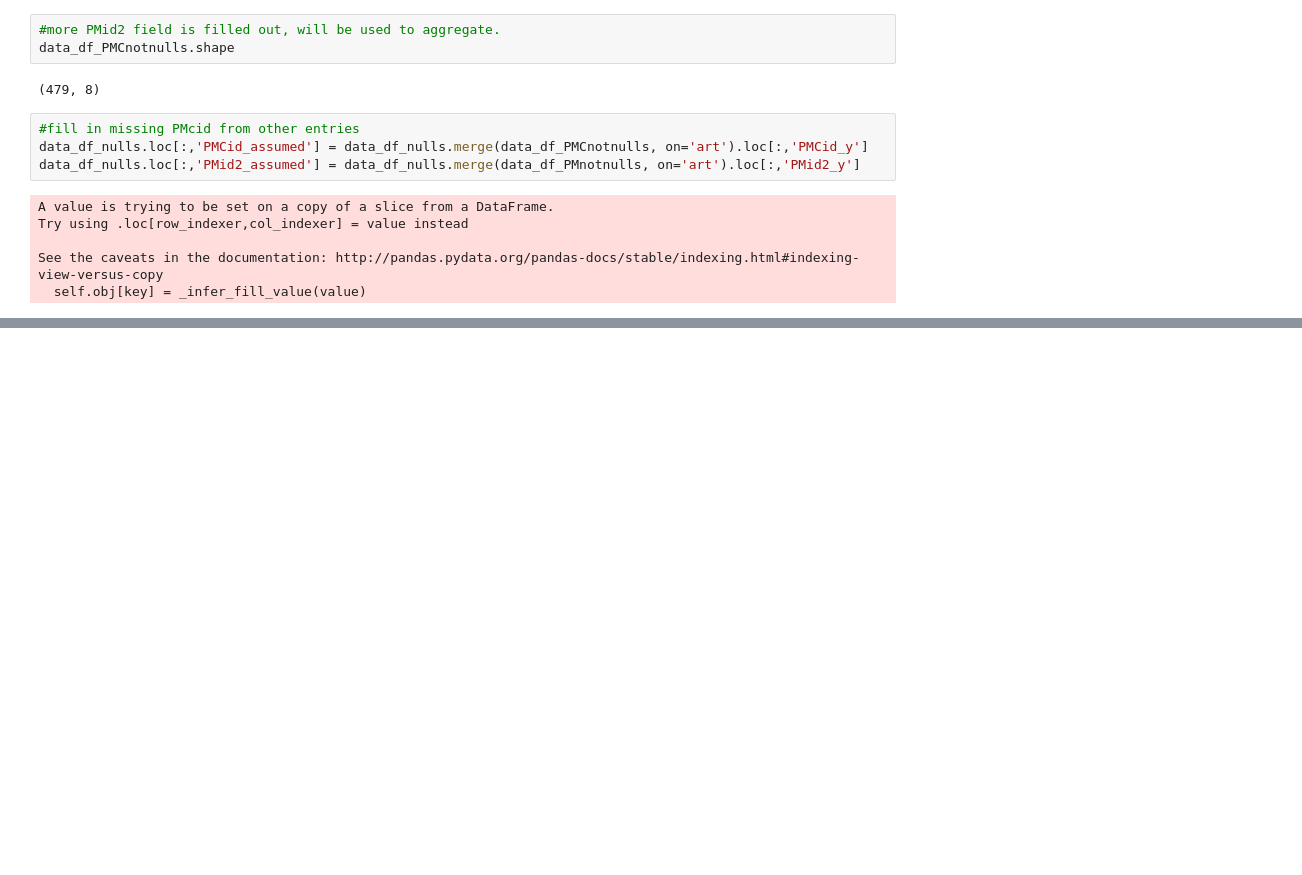
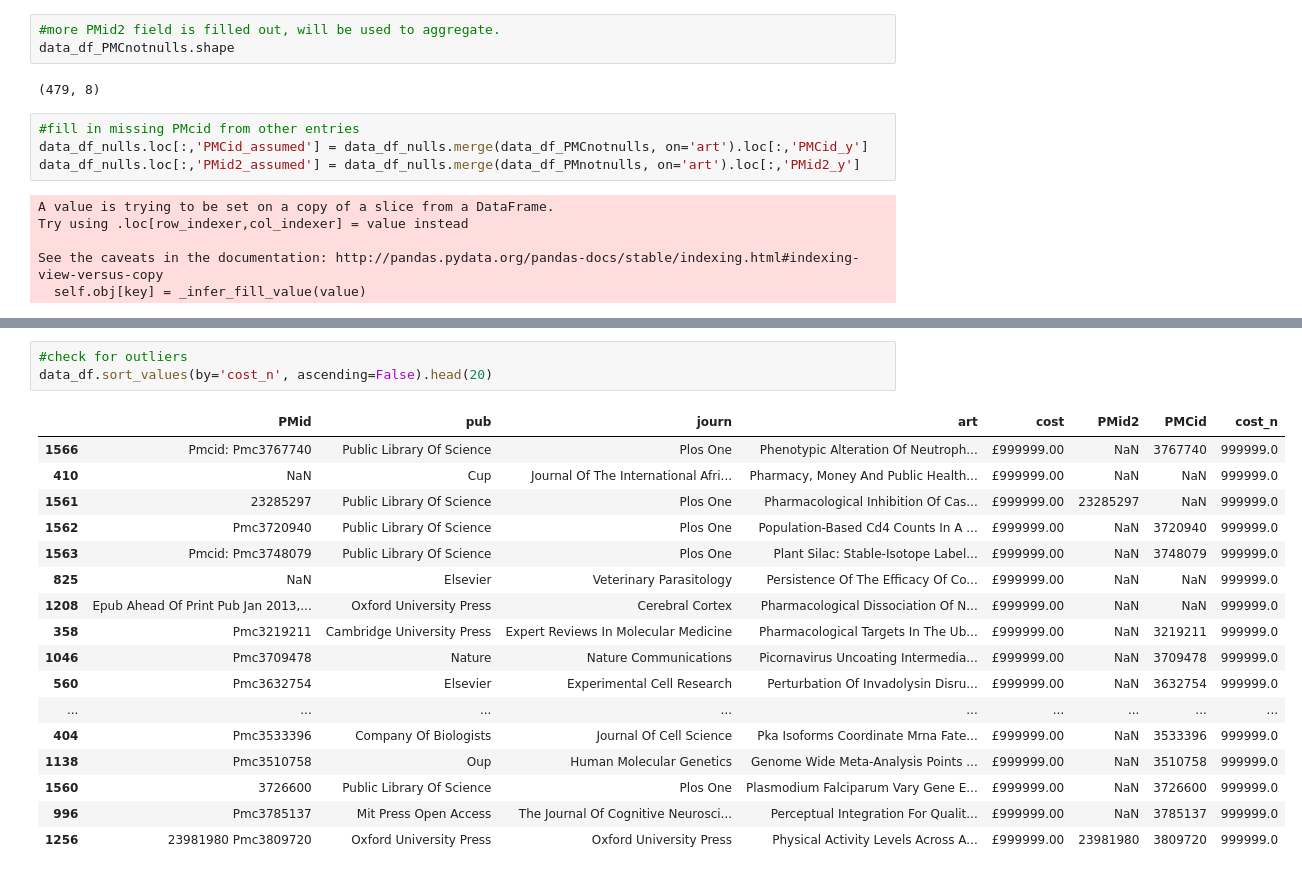
Before and after one commit to chrisoyer/thinkful_notes, a Jupyter notebook: drills/12.6 Data cleaning drill.ipynb, the cells around one changed output, grey strips where cells are left out. Cells and saved outputs as stored; diff of their text form; blank space fills up the shorter version.

```diff
--- a/drills/12.6 Data cleaning drill.ipynb
+++ b/drills/12.6 Data cleaning drill.ipynb
@@ -284,3 +292,24 @@ data_df_nulls.head()
 | 43 | NaN | American Psychiatric Association | American Journal Of Psychiatry | Methamphetamine-Induced Disruptio... | £2351.73 | NaN | NaN | 2351.73 | NaN | NaN |
 | 90 | Pmc In Progress | American Society For Microbiology | Infection And Immunity | Analysis Of Antibodies To Newly D... | £2034.00 | NaN | NaN | 2034.00 | NaN | NaN |
 | 93 | NaN | American Society For Microbiology | Journal Of Virology | The Human Adenovirus Type 5 L4 Pr... | £1312.59 | NaN | NaN | 1312.59 | NaN | NaN |
+# %%
+#check for outliers
+data_df.sort_values(by='cost_n', ascending=False).head(20)
+# %% [output]
+|  | PMid | pub | journ | art | cost | PMid2 | PMCid | cost_n |
+| 1566 | Pmcid: Pmc3767740 | Public Library Of Science | Plos One | Phenotypic Alteration Of Neutroph... | £999999.00 | NaN | 3767740 | 999999.0 |
+| 410 | NaN | Cup | Journal Of The International Afri... | Pharmacy, Money And Public Health... | £999999.00 | NaN | NaN | 999999.0 |
+| 1561 | 23285297 | Public Library Of Science | Plos One | Pharmacological Inhibition Of Cas... | £999999.00 | 23285297 | NaN | 999999.0 |
+| 1562 | Pmc3720940 | Public Library Of Science | Plos One | Population-Based Cd4 Counts In A ... | £999999.00 | NaN | 3720940 | 999999.0 |
+| 1563 | Pmcid: Pmc3748079 | Public Library Of Science | Plos One | Plant Silac: Stable-Isotope Label... | £999999.00 | NaN | 3748079 | 999999.0 |
+| 825 | NaN | Elsevier | Veterinary Parasitology | Persistence Of The Efficacy Of Co... | £999999.00 | NaN | NaN | 999999.0 |
+| 1208 | Epub Ahead Of Print Pub Jan 2013,... | Oxford University Press | Cerebral Cortex | Pharmacological Dissociation Of N... | £999999.00 | NaN | NaN | 999999.0 |
+| 358 | Pmc3219211 | Cambridge University Press | Expert Reviews In Molecular Medicine | Pharmacological Targets In The Ub... | £999999.00 | NaN | 3219211 | 999999.0 |
+| 1046 | Pmc3709478 | Nature | Nature Communications | Picornavirus Uncoating Intermedia... | £999999.00 | NaN | 3709478 | 999999.0 |
+| 560 | Pmc3632754 | Elsevier | Experimental Cell Research | Perturbation Of Invadolysin Disru... | £999999.00 | NaN | 3632754 | 999999.0 |
+| ... | ... | ... | ... | ... | ... | ... | ... | ... |
+| 404 | Pmc3533396 | Company Of Biologists | Journal Of Cell Science | Pka Isoforms Coordinate Mrna Fate... | £999999.00 | NaN | 3533396 | 999999.0 |
+| 1138 | Pmc3510758 | Oup | Human Molecular Genetics | Genome Wide Meta-Analysis Points ... | £999999.00 | NaN | 3510758 | 999999.0 |
+| 1560 | 3726600 | Public Library Of Science | Plos One | Plasmodium Falciparum Vary Gene E... | £999999.00 | NaN | 3726600 | 999999.0 |
+| 996 | Pmc3785137 | Mit Press Open Access | The Journal Of Cognitive Neurosci... | Perceptual Integration For Qualit... | £999999.00 | NaN | 3785137 | 999999.0 |
+| 1256 | 23981980 Pmc3809720 | Oxford University Press | Oxford University Press | Physical Activity Levels Across A... | £999999.00 | 23981980 | 3809720 | 999999.0 |
```
Also changed, not shown: parts of 7 cells of this notebook.
